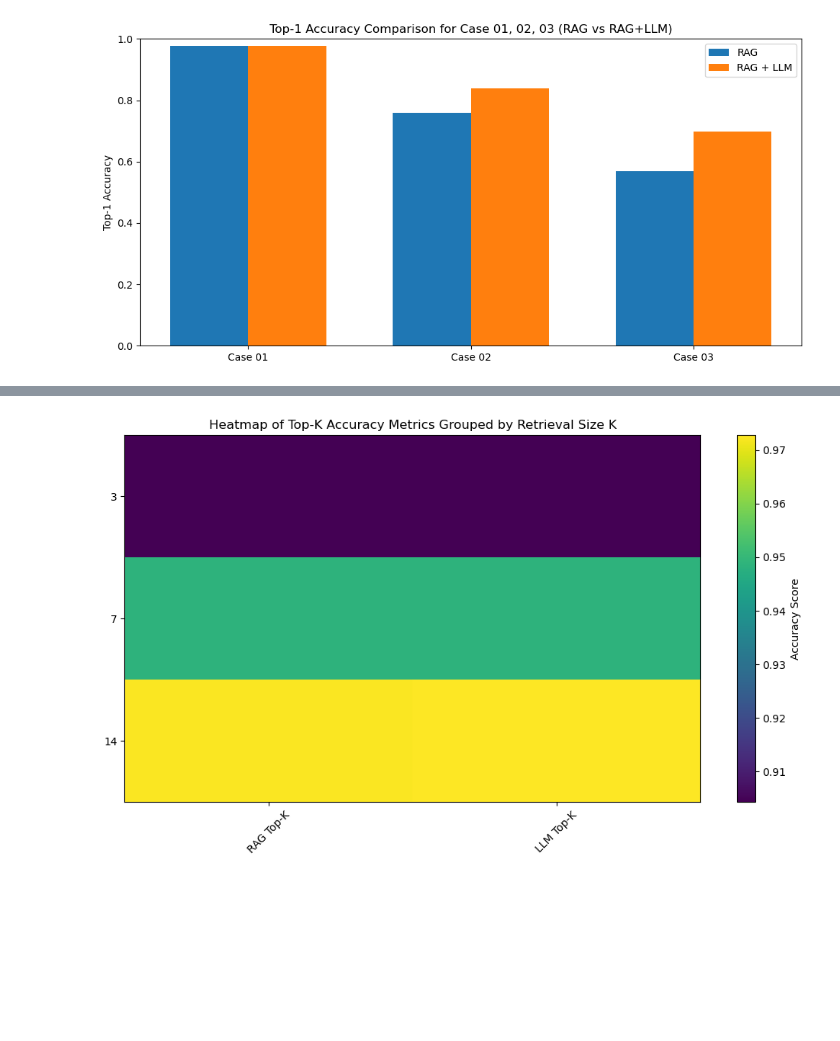
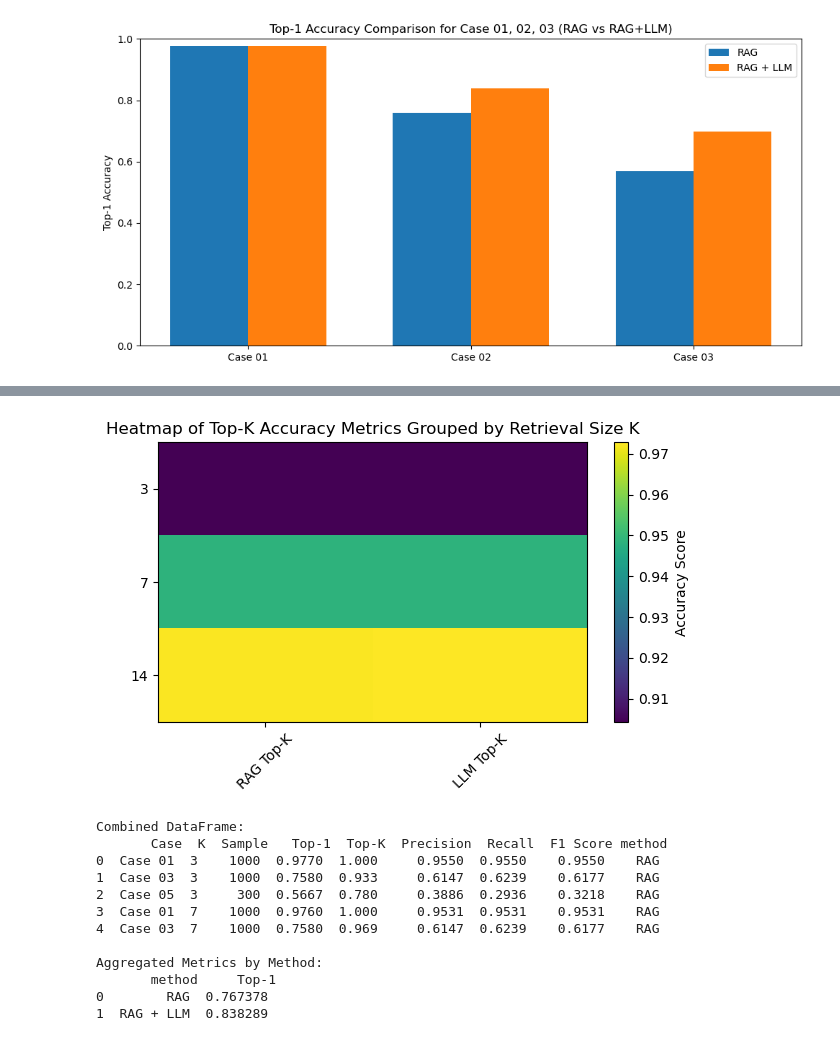
Before and after one commit to GawthamW97/Agentic_AI_Compliance_Project, a Jupyter notebook: Final Visualizations.ipynb, the cells around one changed output, grey strips where cells are left out. Cells and saved outputs as stored; diff of their text form; code cells hidden in the pictures; blank space fills up the shorter version.

```diff
--- a/Final Visualizations.ipynb
+++ b/Final Visualizations.ipynb
@@ -22,0 +237,22 @@ NameError: name 'rag_mean' is not defined
+# %%
+metrics = ["precision", "recall", "f1"]
+metric_labels = ["Precision", "Recall", "F1 Score"]
+
+fig, axes = plt.subplots(1, 3, figsize=(12, 4))
+
+for idx, metric in enumerate(metrics):
+    ax = axes[idx]
+
+    ax.plot(mean_d02["k"], mean_d02[metric], marker="o", linewidth=3)
+    ax.set_title(metric_labels[idx], fontsize=15)
+    ax.set_xlabel("K Value")
+    ax.set_ylim(0, 1)
+    ax.grid(True, linestyle="--", alpha=0.5)
+
+    # Only first subplot gets Y label
+    if idx == 0:
+        ax.set_ylabel("Mean Score")
+
+plt.suptitle("Mean Metric Values Across All Cases (Base RAG + LLM)", fontsize=18)
+plt.tight_layout()
+plt.show()
@@ -73,32 +304,32 @@ rag_df
 # %%
 rag_df = pd.read_csv("./Metrics/RAG.csv")
 llm_df = pd.read_csv("./Metrics/LLM.csv")
 
 metrics = ["Top-K"]
 
 # Step 1: Compute average metric scores grouped by K
 rag_grouped = rag_df.groupby("K")[metrics].mean()
 llm_grouped = llm_df.groupby("K")[metrics].mean()
 
 # Step 2: Build a combined heatmap table
 # Rows = K values, Columns = RAG / LLM × metrics
 heatmap_df = pd.DataFrame()
 
 for metric in metrics:
     heatmap_df[f"RAG {metric}"] = rag_grouped[metric]
     heatmap_df[f"LLM {metric}"] = llm_grouped[metric]
 
 # Step 3: Plot heatmap
-plt.figure(figsize=(10, 6))
+plt.figure(figsize=(6, 4))
 plt.imshow(heatmap_df, aspect='auto')
 
 # Labels
 plt.xticks(ticks=np.arange(len(heatmap_df.columns)), labels=heatmap_df.columns, rotation=45)
 plt.yticks(ticks=np.arange(len(heatmap_df.index)), labels=heatmap_df.index)
 
 plt.colorbar(label="Accuracy Score")
 plt.title("Heatmap of Top-K Accuracy Metrics Grouped by Retrieval Size K")
 plt.tight_layout()
 plt.show()
 # %% [output]
-[figure, old version]
+[figure, new version]
@@ -104,0 +344,24 @@ plt.show()
+# %%
+# COMBINE ALL SHEETS INTO ONE DATAFRAME
+dfc = pd.concat(dfs, ignore_index=True)
+print("\nCombined DataFrame:\n", dfc.head())
+
+# GROUP ONLY BY METHOD
+agg_df = dfc.groupby("method")[metrics].mean().reset_index()
+
+print("\nAggregated Metrics by Method:\n", agg_df)
+
+methods = agg_df["method"].tolist()
+# %% [output]
+Combined DataFrame:
+       Case  K  Sample   Top-1  Top-K  Precision  Recall  F1 Score method
+0  Case 01  3    1000  0.9770  1.000     0.9550  0.9550    0.9550    RAG
+1  Case 03  3    1000  0.7580  0.933     0.6147  0.6239    0.6177    RAG
+2  Case 05  3     300  0.5667  0.780     0.3886  0.2936    0.3218    RAG
+3  Case 01  7    1000  0.9760  1.000     0.9531  0.9531    0.9531    RAG
+4  Case 03  7    1000  0.7580  0.969     0.6147  0.6239    0.6177    RAG
+
+Aggregated Metrics by Method:
+       method     Top-1
+0        RAG  0.767378
+1  RAG + LLM  0.838289
```
Also changed, not shown: parts of 15 cells of this notebook, 2 other files.
